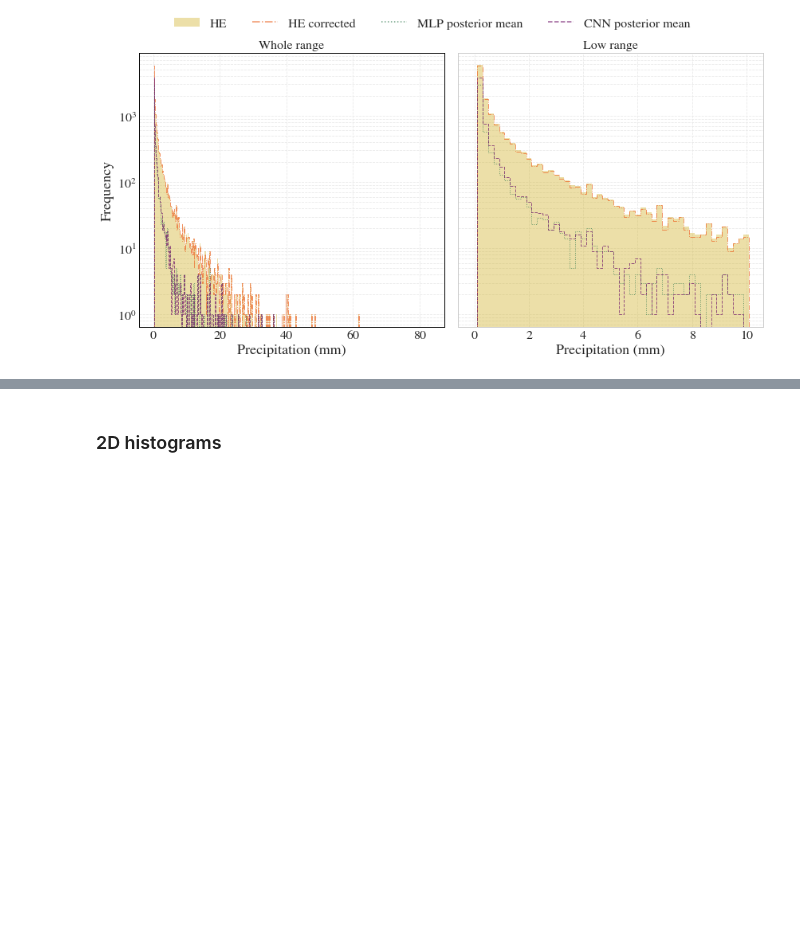
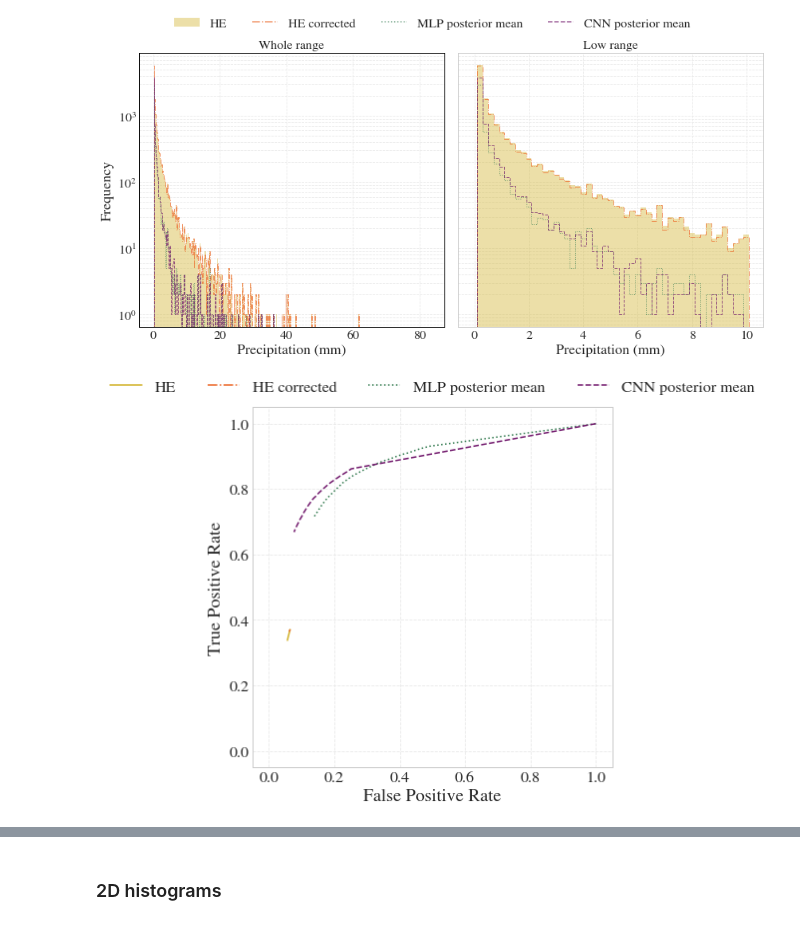
Before and after one commit to ingridingemarsson/geostat-masters-thesis, a Jupyter notebook: notebooks/compare_gauge_he_preds.ipynb, the cells around one changed output, grey strips where cells are left out. Cells and saved outputs as stored; diff of their text form; code cells hidden in the pictures; blank space fills up the shorter version.

```diff
--- a/notebooks/compare_gauge_he_preds.ipynb
+++ b/notebooks/compare_gauge_he_preds.ipynb
@@ -533,10 +533,12 @@ def ClassificationV2(y,p):
 # %%
 ROC(data_dict, 'gauge_precip', ['HE_precip', 'HE_precip_corr',
                                 'mlp_posterior_mean', 'xception_posterior_mean'],
-   lims=[0,5],nums=1000,
+   lims=[0.0,0.19],nums=200,
      linestyles=['solid', 'dashdot', 'dotted', 'dashed']
     #,filename='../plots/thesis/ROC.pdf'
    )
+# %% [output]
+[figure, added]
 # %%
 ROC2(data_dict, 'gauge_precip', ['HE_precip', 'HE_precip_corr',
                                 'mlp_posterior_mean', 'xception_posterior_mean'],
```
Also changed, not shown: parts of 1 cell of this notebook, 5 other files.
